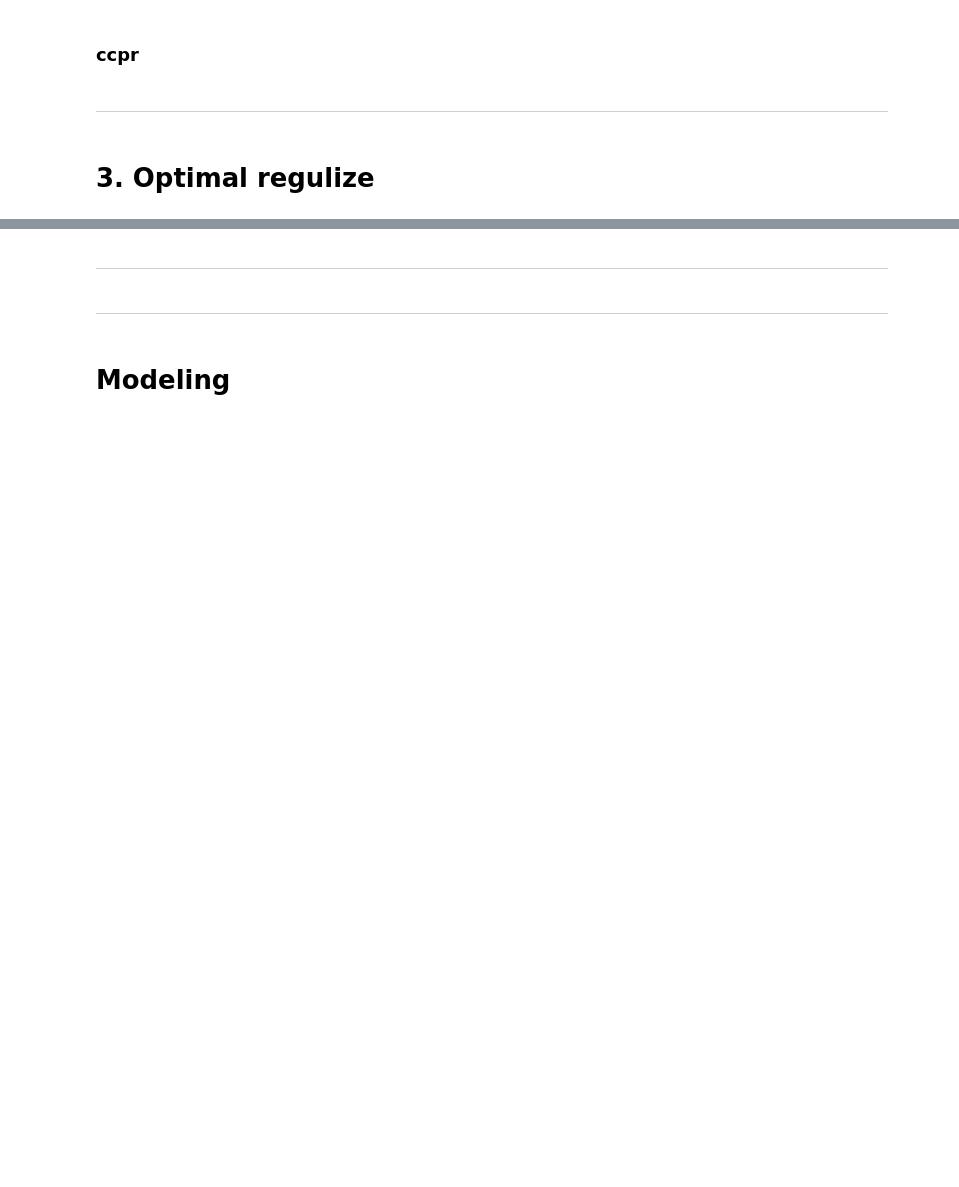
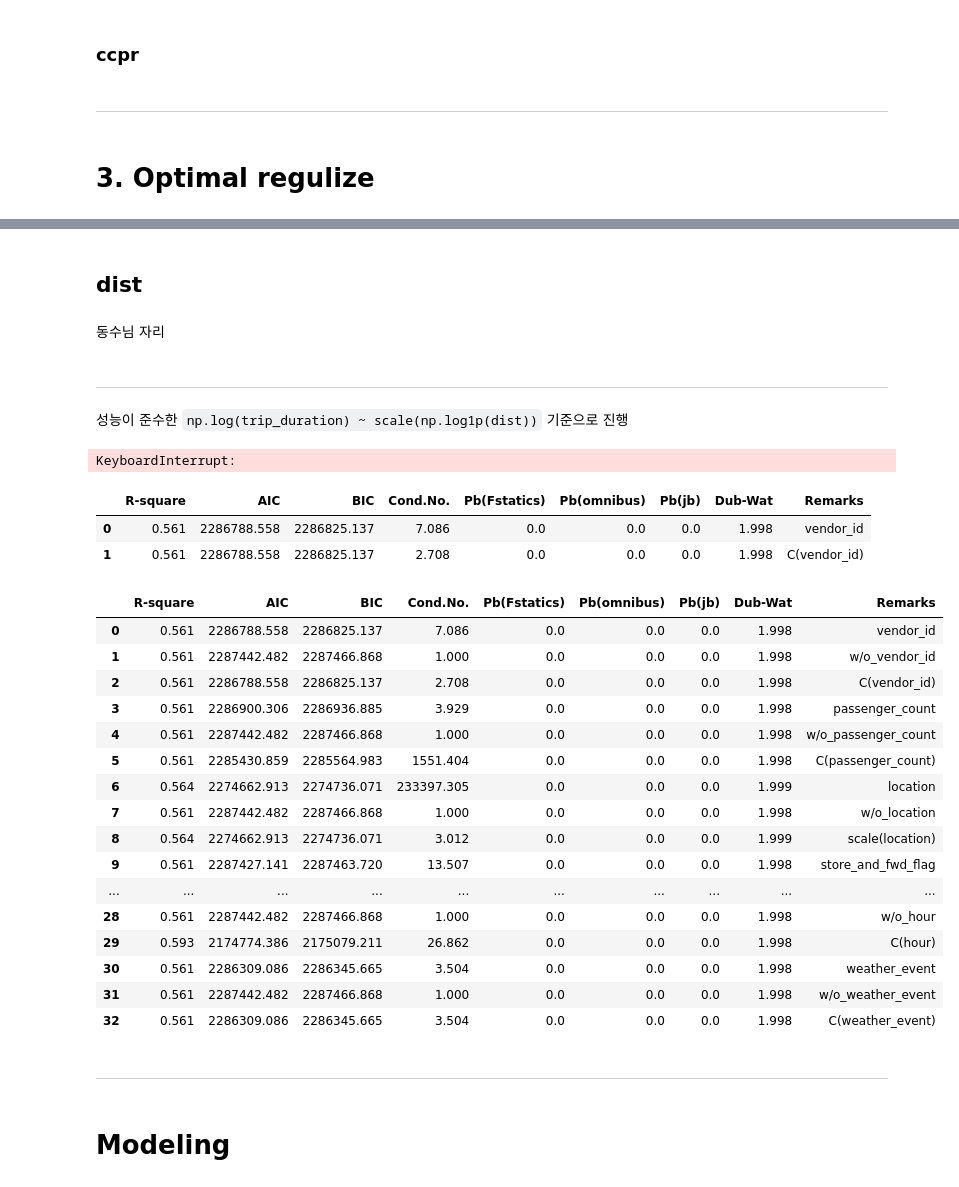
Before and after one commit to Moons08/dss-project-taxi, a Jupyter notebook: project_report.ipynb, the cells around one changed output, grey strips where cells are left out. Saved outputs shown, nothing was run; the diff lists cells and outputs as text; code cells hidden in the pictures; blank space fills up the shorter version.

```diff
--- a/project_report.ipynb
+++ b/project_report.ipynb
@@ -617,2 +619,27 @@ plt.show()
+# %% [markdown]
+## dist
+# %% [markdown]
+동수님 자리
 # %% [markdown]
 ---
+# %% [markdown]
+성능이 준수한 `np.log(trip_duration) ~ scale(np.log1p(dist))` 기준으로 진행
+# %%
+#id
+result_sets = pd.DataFrame(columns = ["R-square", "AIC", "BIC", "Cond.No.","Pb(Fstatics)", "Pb(omnibus)", "Pb(jb)", "Dub-Wat","Remarks"])
+storage(sm.OLS.from_formula("np.log(trip_duration) ~ scale(np.log1p(dist))", data = taxi).fit(), result_sets,"default")
+storage(sm.OLS.from_formula("np.log(trip_duration) ~ id + scale(np.log1p(dist))", data = taxi).fit(), result_sets,"id")
+result_sets
+# %% [output]
+KeyboardInterrupt:
+# %%
+#vendor_id
+result_sets = pd.DataFrame(columns = ["R-square", "AIC", "BIC", "Cond.No.","Pb(Fstatics)", "Pb(omnibus)", "Pb(jb)", "Dub-Wat","Remarks"])
+storage(sm.OLS.from_formula("np.log(trip_duration) ~ scale(np.log1p(dist))", data = taxi).fit(), result_sets,"default")
+storage(sm.OLS.from_formula("np.log(trip_duration) ~ vendor_id + scale(np.log1p(dist))", data = taxi).fit(), result_sets,"vendor_id")
+storage(sm.OLS.from_formula("np.log(trip_duration) ~ C(vendor_id)+scale(np.log1p(dist))", data = taxi).fit(), result_sets,"C(vendor_id)")
+result_sets
+# %% [output]
+|  | R-square | AIC | BIC | Cond.No. | Pb(Fstatics) | Pb(omnibus) | Pb(jb) | Dub-Wat | Remarks |
+| 0 | 0.561 | 2286788.558 | 2286825.137 | 7.086 | 0.0 | 0.0 | 0.0 | 1.998 | vendor_id |
+| 1 | 0.561 | 2286788.558 | 2286825.137 | 2.708 | 0.0 | 0.0 | 0.0 | 1.998 | C(vendor_id) |
@@ -619,3 +709,30 @@ plt.show()
+# %%
+#weather_event
+result_sets = pd.DataFrame(columns = ["R-square", "AIC", "BIC", "Cond.No.","Pb(Fstatics)", "Pb(omnibus)", "Pb(jb)", "Dub-Wat","Remarks"])
+storage(sm.OLS.from_formula("np.log(trip_duration) ~ scale(np.log1p(dist))", data = taxi).fit(), result_sets,"default")
+storage(sm.OLS.from_formula("np.log(trip_duration) ~ weather_event + scale(np.log1p(dist))", data = taxi).fit(), result_sets,"weather_event")
+storage(sm.OLS.from_formula("np.log(trip_duration) ~ C(weather_event) + scale(np.log1p(dist))", data = taxi).fit(), result_sets,"C(weather_event)")
+result_sets
+# %%
+result_sets
+# %% [output]
+|  | R-square | AIC | BIC | Cond.No. | Pb(Fstatics) | Pb(omnibus) | Pb(jb) | Dub-Wat | Remarks |
+| 0 | 0.561 | 2286788.558 | 2286825.137 | 7.086 | 0.0 | 0.0 | 0.0 | 1.998 | vendor_id |
+| 1 | 0.561 | 2287442.482 | 2287466.868 | 1.000 | 0.0 | 0.0 | 0.0 | 1.998 | w/o_vendor_id |
+| 2 | 0.561 | 2286788.558 | 2286825.137 | 2.708 | 0.0 | 0.0 | 0.0 | 1.998 | C(vendor_id) |
+| 3 | 0.561 | 2286900.306 | 2286936.885 | 3.929 | 0.0 | 0.0 | 0.0 | 1.998 | passenger_count |
+| 4 | 0.561 | 2287442.482 | 2287466.868 | 1.000 | 0.0 | 0.0 | 0.0 | 1.998 | w/o_passenger_count |
+| 5 | 0.561 | 2285430.859 | 2285564.983 | 1551.404 | 0.0 | 0.0 | 0.0 | 1.998 | C(passenger_count) |
+| 6 | 0.564 | 2274662.913 | 2274736.071 | 233397.305 | 0.0 | 0.0 | 0.0 | 1.999 | location |
+| 7 | 0.561 | 2287442.482 | 2287466.868 | 1.000 | 0.0 | 0.0 | 0.0 | 1.998 | w/o_location |
+| 8 | 0.564 | 2274662.913 | 2274736.071 | 3.012 | 0.0 | 0.0 | 0.0 | 1.999 | scale(location) |
+| 9 | 0.561 | 2287427.141 | 2287463.720 | 13.507 | 0.0 | 0.0 | 0.0 | 1.998 | store_and_fwd_flag |
+| ... | ... | ... | ... | ... | ... | ... | ... | ... | ... |
+| 28 | 0.561 | 2287442.482 | 2287466.868 | 1.000 | 0.0 | 0.0 | 0.0 | 1.998 | w/o_hour |
+| 29 | 0.593 | 2174774.386 | 2175079.211 | 26.862 | 0.0 | 0.0 | 0.0 | 1.998 | C(hour) |
+| 30 | 0.561 | 2286309.086 | 2286345.665 | 3.504 | 0.0 | 0.0 | 0.0 | 1.998 | weather_event |
+| 31 | 0.561 | 2287442.482 | 2287466.868 | 1.000 | 0.0 | 0.0 | 0.0 | 1.998 | w/o_weather_event |
+| 32 | 0.561 | 2286309.086 | 2286345.665 | 3.504 | 0.0 | 0.0 | 0.0 | 1.998 | C(weather_event) |
 # %% [markdown]
 ---
 # %% [markdown]
```
Also changed, not shown: parts of 21 cells of this notebook.
